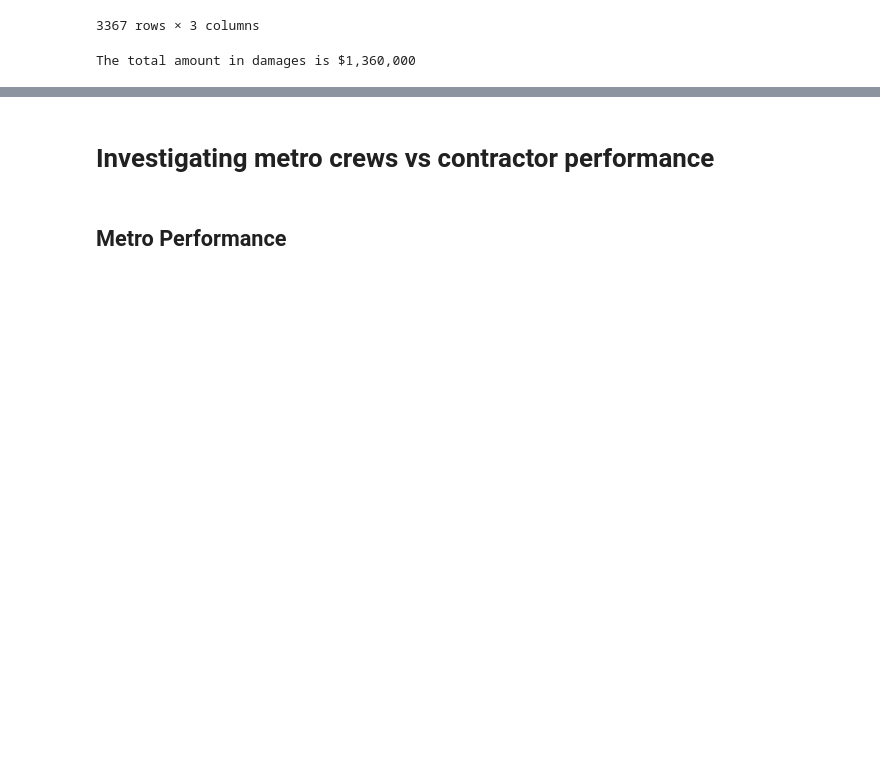
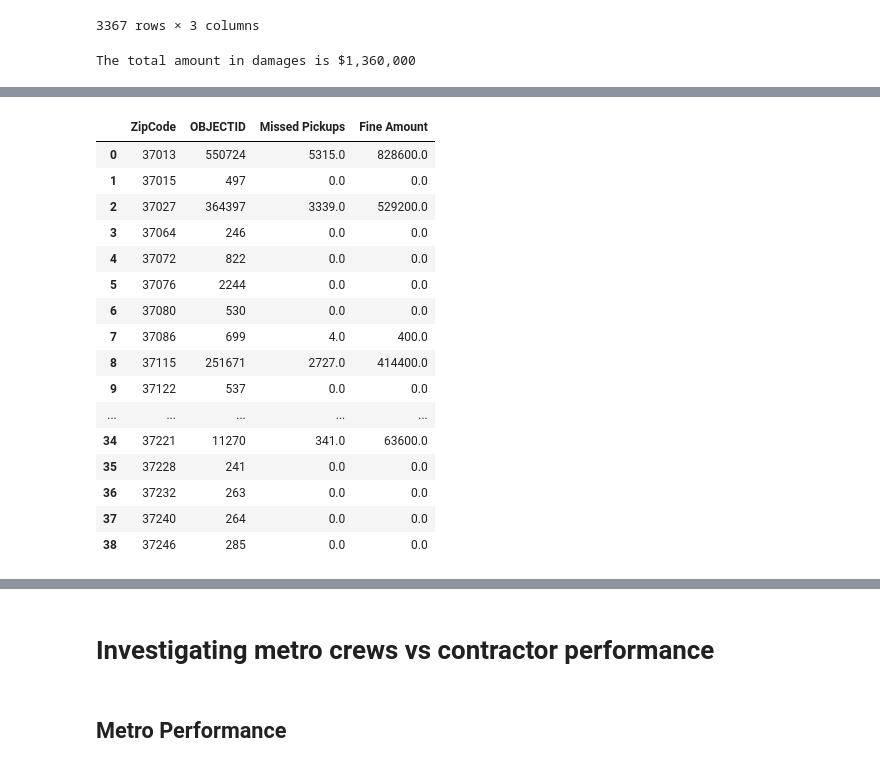
Before and after one commit to NewForce-Data-Cohort-12/trash-haulers-goody-grouch, a Jupyter notebook: trash_pickup.ipynb, the cells around one changed output, grey strips where cells are left out. Saved outputs shown, nothing was run; the diff lists cells and outputs as text; code cells hidden in the pictures; blank space fills up the shorter version.

```diff
--- a/trash_pickup.ipynb
+++ b/trash_pickup.ipynb
@@ -132,0 +186,22 @@ The total amount in damages is $1,360,000
+# %%
+fine_map = nashville.merge(fine_by_zip, how = 'left', left_on = 'ZipCode', right_on = 'Zip Code')
+fine_map = fine_map.groupby('ZipCode').sum('Fine Amount').reset_index()
+fine_map
+# %% [output]
+|  | ZipCode | OBJECTID | Missed Pickups | Fine Amount |
+| 0 | 37013 | 550724 | 5315.0 | 828600.0 |
+| 1 | 37015 | 497 | 0.0 | 0.0 |
+| 2 | 37027 | 364397 | 3339.0 | 529200.0 |
+| 3 | 37064 | 246 | 0.0 | 0.0 |
+| 4 | 37072 | 822 | 0.0 | 0.0 |
+| 5 | 37076 | 2244 | 0.0 | 0.0 |
+| 6 | 37080 | 530 | 0.0 | 0.0 |
+| 7 | 37086 | 699 | 4.0 | 400.0 |
+| 8 | 37115 | 251671 | 2727.0 | 414400.0 |
+| 9 | 37122 | 537 | 0.0 | 0.0 |
+| ... | ... | ... | ... | ... |
+| 34 | 37221 | 11270 | 341.0 | 63600.0 |
+| 35 | 37228 | 241 | 0.0 | 0.0 |
+| 36 | 37232 | 263 | 0.0 | 0.0 |
+| 37 | 37240 | 264 | 0.0 | 0.0 |
+| 38 | 37246 | 285 | 0.0 | 0.0 |
```
Also changed, not shown: parts of 15 cells of this notebook, 3 other files.
